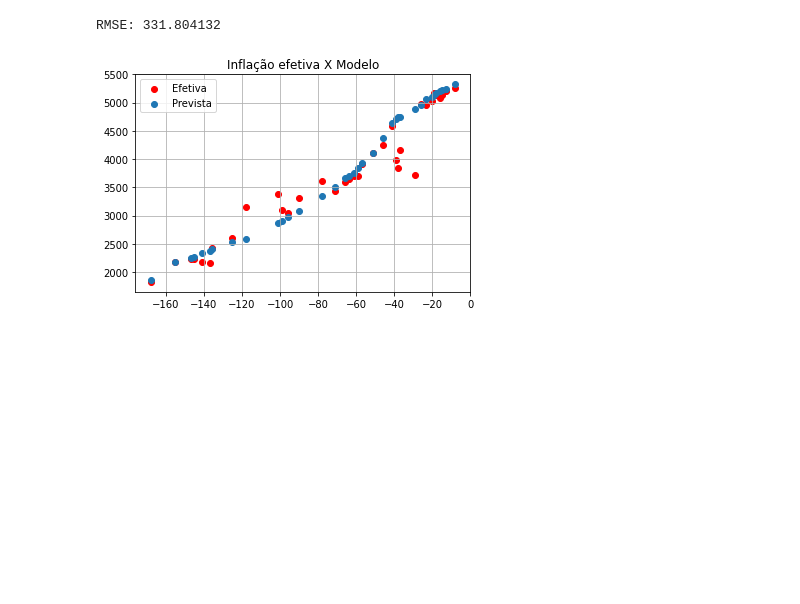
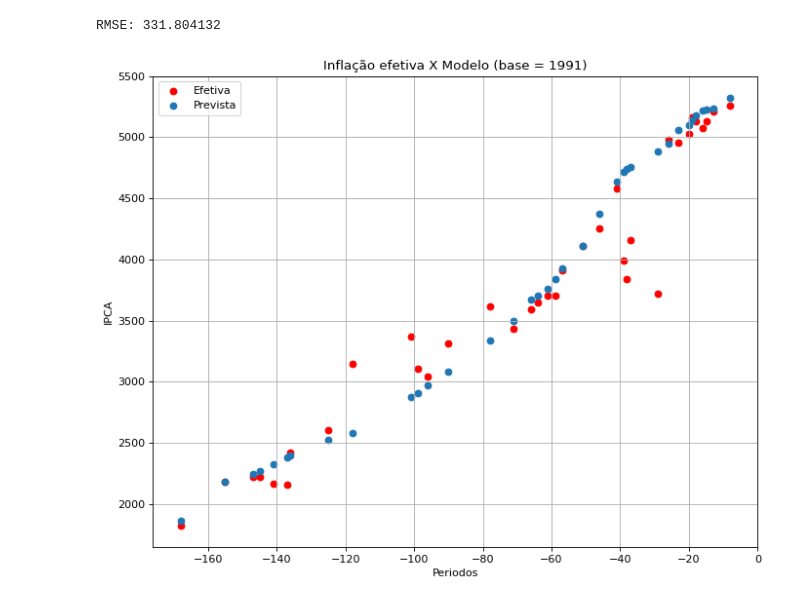
Before and after one commit to JV-Nunes/IPCA_predict, a Jupyter notebook: model/model.ipynb, the cells around one changed output. Saved outputs shown, nothing was run; the diff lists cells and outputs as text; code cells hidden in the pictures; blank space fills up the shorter version.

```diff
--- a/model/model.ipynb
+++ b/model/model.ipynb
@@ -158,13 +158,18 @@ print("RMSE: %f" % (rmse))
 # %% [output]
 RMSE: 331.804132
 # %%
+from matplotlib.pyplot import figure
+figure(figsize=(10, 8), dpi=80)
+
 import matplotlib.pyplot as plt
 
 plt.scatter(X_test.t, preds, color='r', label='Efetiva')
 plt.scatter(X_test.t,y_test.indice, label='Prevista')
-plt.title('Inflação efetiva X Modelo')
+plt.title('Inflação efetiva X Modelo (base = 1991)')
+plt.xlabel('Periodos')
+plt.ylabel('IPCA')
 plt.grid()
 plt.legend()
 plt.show()
 # %% [output]
-[figure, old version]
+[figure, new version]
```
Also changed, not shown: 3 other files.
